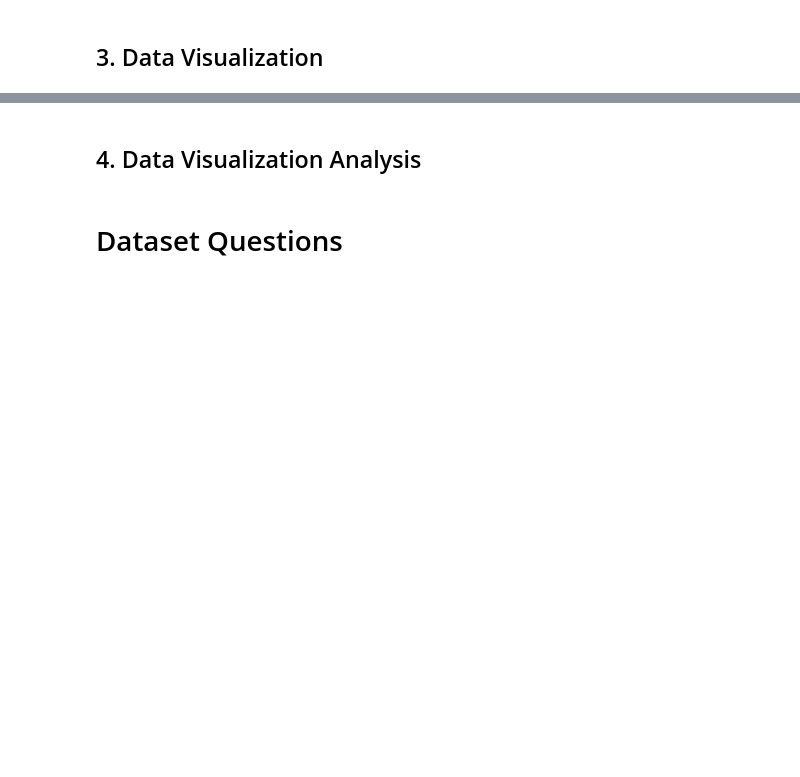
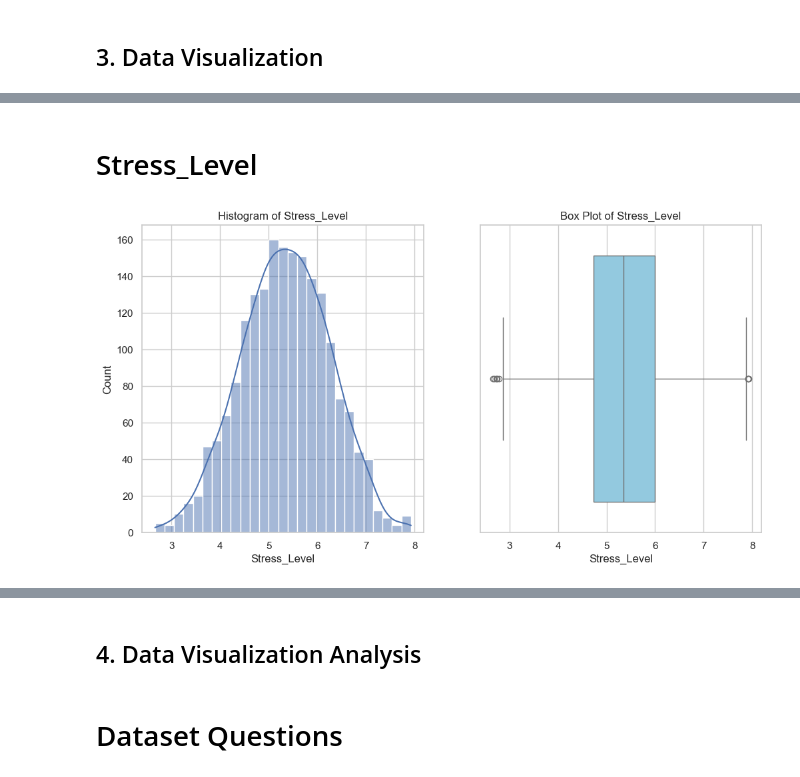
Before and after one commit to salsbiila/K02-IF2220-13522060-13522062, a Jupyter notebook: Health.ipynb, the cells around one changed output, grey strips where cells are left out. Drawn from its saved outputs; the diff is of its cells as text; code cells hidden in the pictures; blank space fills up the shorter version.

```diff
--- a/Health.ipynb
+++ b/Health.ipynb
@@ -389,0 +406,6 @@ for column in numeric_columns:
+# %% [markdown]
+# Stress_Level
+# %%
+numeric_visualizations(df, 'Stress_Level')
+# %% [output]
+[figure, added]
```
Also changed, not shown: parts of 35 cells of this notebook.
